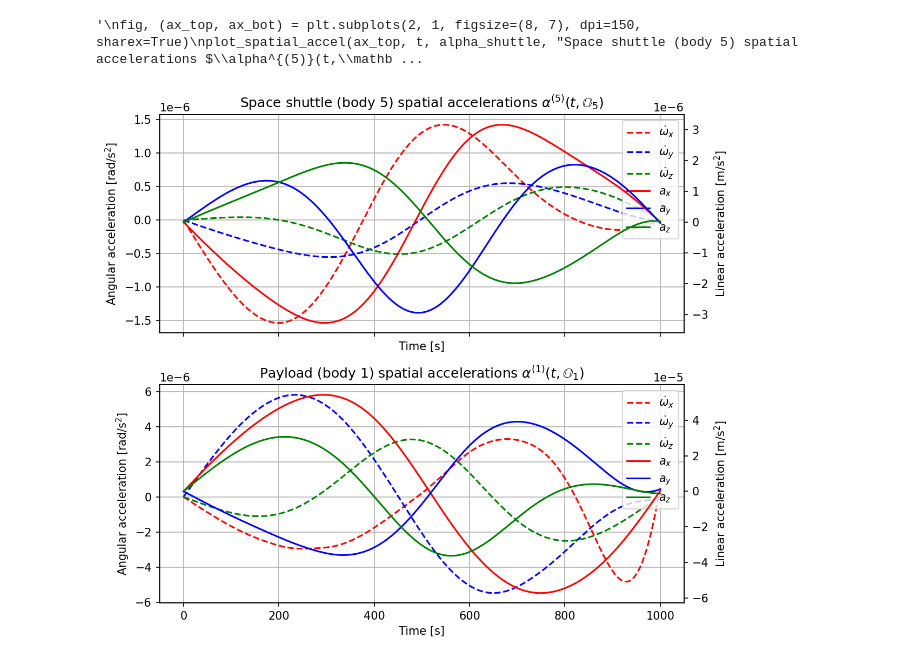
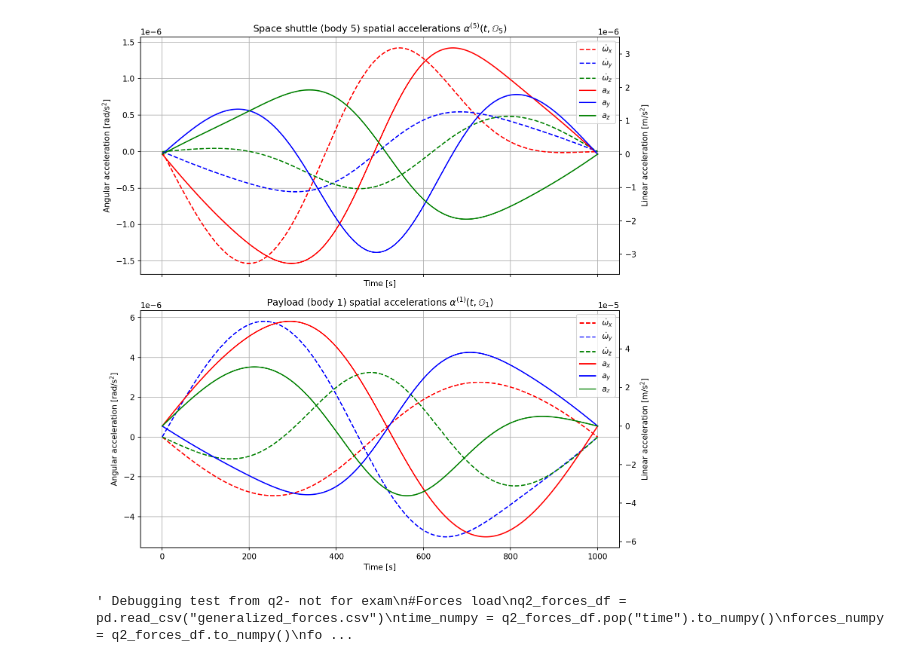
Before and after one commit to XERN0N/Computational_Dynamics_E25, a Jupyter notebook: Assignments/Assignment_6/Assignment_6.ipynb, the cells around one changed output. Cells and saved outputs as stored; diff of their text form; code cells hidden in the pictures.

```diff
--- a/Assignments/Assignment_6/Assignment_6.ipynb
+++ b/Assignments/Assignment_6/Assignment_6.ipynb
@@ -516,7 +504,7 @@ def get_generalized_forces(time_indices, interpolator=linear_interpolator):
 #Simulation settings
 t_start = time_numpy[0]
 t_end = time_numpy[-1]
-t_eval = time_numpy#np.linspace(t_start, t_end, indices_numpy.shape[0])
+t_eval = time_numpy
 
 #solve for timesteps
 timeseries_solution = solve_ivp(
@@ -525,8 +513,8 @@ timeseries_solution = solve_ivp(
     initial_state,
     t_eval=t_eval,
     args=(hinge_list, l_h, spatial_inertias, get_generalized_forces),
-    rtol=1e-4,
-    atol=1e-4,)
+    rtol=1e-9,
+    atol=1e-9,)
 
 
 #incrementing in time and calling scatter-gather loops:
@@ -546,45 +534,48 @@ for index, (time, state) in enumerate(zip(timeseries_solution.t, timeseries_solu
     spatial_alpha_history[:, index] = spatial_alpha
 
 alpha_payload = spatial_alpha_history[1*6:2*6, :]   # body 1
-alpha_shuttle = spatial_alpha_history[5*6:6*6, :]
+alpha_shuttle = spatial_alpha_history[5*6:6*6, :]   # body 5
 # %%
 #This cell has been generated with chatgpt. The code in the rest of the cells are handwritten.
+
 def plot_spatial_accel(ax, t, alpha6, title):
     # alpha6 is (6, N): [angular; linear]
     ang = alpha6[0:3, :]
     lin = alpha6[3:6, :]
 
     ax.set_title(title)
     ax.set_xlabel("Time [s]")
     ax.set_ylabel(r"Angular acceleration [rad/s$^2$]")
     ax.grid(True)
 
     l1, = ax.plot(t, ang[0], "r--",  label=r"$\dot{\omega}_x$")
     l2, = ax.plot(t, ang[1], "b--",  label=r"$\dot{\omega}_y$")
     l3, = ax.plot(t, ang[2], "g--",  label=r"$\dot{\omega}_z$")
 
     ax2 = ax.twinx()
     ax2.set_ylabel(r"Linear acceleration [m/s$^2$]")
     m1, = ax2.plot(t, lin[0], "r", label=r"$a_x$")
     m2, = ax2.plot(t, lin[1], "b", label=r"$a_y$")
     m3, = ax2.plot(t, lin[2], "g", label=r"$a_z$")
 
     # make the 1e-6 / 1e-5 style scaling show up like the assignment
     ax.ticklabel_format(axis="y", style="sci", scilimits=(0, 0))
     ax2.ticklabel_format(axis="y", style="sci", scilimits=(0, 0))
 
     ax.legend([l1, l2, l3, m1, m2, m3],
               [r"$\dot{\omega}_x$", r"$\dot{\omega}_y$", r"$\dot{\omega}_z$", r"$a_x$", r"$a_y$", r"$a_z$"],
               loc="upper right")
 
-fig, (ax_top, ax_bot) = plt.subplots(2, 1, figsize=(8, 7), dpi=150, sharex=True)
+fig, (ax_top, ax_bot) = plt.subplots(2, 1, figsize=(10, 10), dpi=150, sharex=True)
 plot_spatial_accel(ax_top, t, alpha_shuttle, "Space shuttle (body 5) spatial accelerations $\\alpha^{(5)}(t,\\mathbb{O}_5)$")
 plot_spatial_accel(ax_bot, t, alpha_payload, "Payload (body 1) spatial accelerations $\\alpha^{(1)}(t,\\mathbb{O}_1)$")
 plt.tight_layout()
+plt.savefig("elsearticle/images/wrench_result.png")
 plt.show()
 # %% [output]
-'\nfig, (ax_top, ax_bot) = plt.subplots(2, 1, figsize=(8, 7), dpi=150, sharex=True)\nplot_spatial_accel(ax_top, t, alpha_shuttle, "Space shuttle (body 5) spatial accelerations $\\alpha^{(5)}(t,\\mathb ...
+[figure, added]
 # %%
+""" Debugging test from q2- not for exam
 #Forces load
 q2_forces_df = pd.read_csv("generalized_forces.csv")
 time_numpy = q2_forces_df.pop("time").to_numpy()
@@ -635,10 +626,11 @@ for index, (time, state) in enumerate(zip(timeseries_solution.t, timeseries_solu
 alpha_payload = spatial_alpha_history[1*6:2*6, :]   # body 1
 alpha_shuttle = spatial_alpha_history[5*6:6*6, :]
 
-fig, (ax_top, ax_bot) = plt.subplots(2, 1, figsize=(8, 7), dpi=150, sharex=True)
-plot_spatial_accel(ax_top, t, alpha_shuttle, "Space shuttle (body 5) spatial accelerations $\\alpha^{(5)}(t,\\mathbb{O}_5)$")
-plot_spatial_accel(ax_bot, t, alpha_payload, "Payload (body 1) spatial accelerations $\\alpha^{(1)}(t,\\mathbb{O}_1)$")
+fig, (ax_top, ax_bot) = plt.subplots(2, 1, figsize=(8, 7), dpi=100, sharex=True)
+plot_spatial_accel(ax_top, t, alpha_shuttle, "Space shuttle (body 5) spatial accelerations $\\alpha^{(\\mathbb{O}_5)}(\\mathbb{I},\\mathbb{O}_5)$")
+plot_spatial_accel(ax_bot, t, alpha_payload, "Payload (body 1) spatial accelerations $\\alpha^{(\\mathbb{O}_1)}(\\mathbb{I},\\mathbb{O}_1)$")
 plt.tight_layout()
 plt.show()
+"""
 # %% [output]
-[figure, removed]
+' Debugging test from q2- not for exam\n#Forces load\nq2_forces_df = pd.read_csv("generalized_forces.csv")\ntime_numpy = q2_forces_df.pop("time").to_numpy()\nforces_numpy = q2_forces_df.to_numpy()\nfo ...
```
Also changed, not shown: parts of 1 cell of this notebook, 5 other files.
